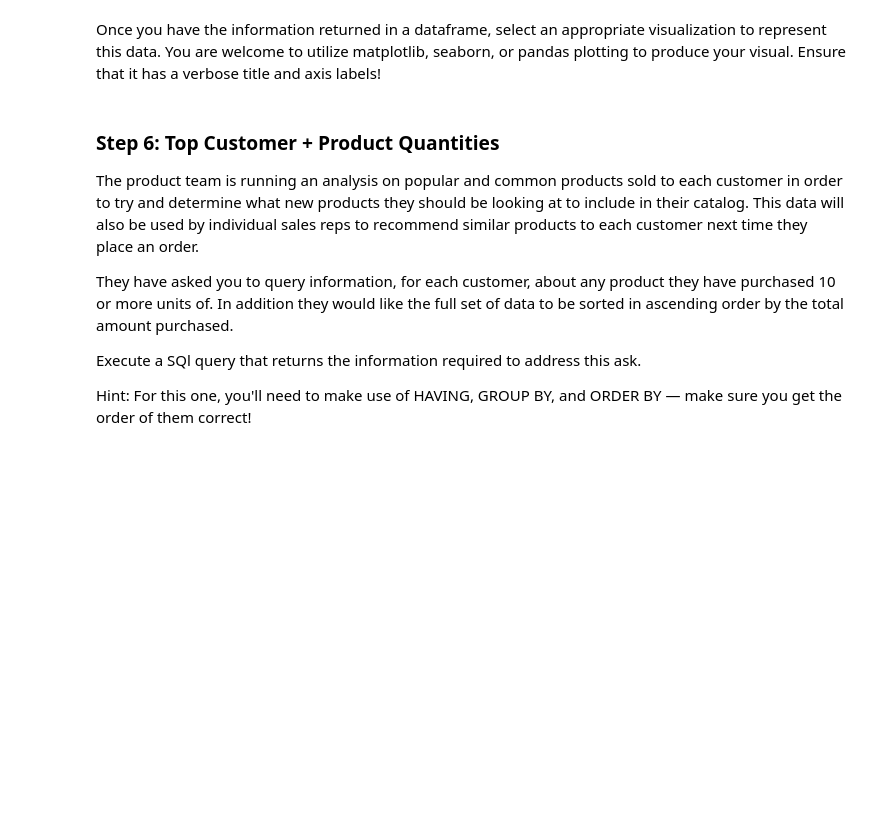
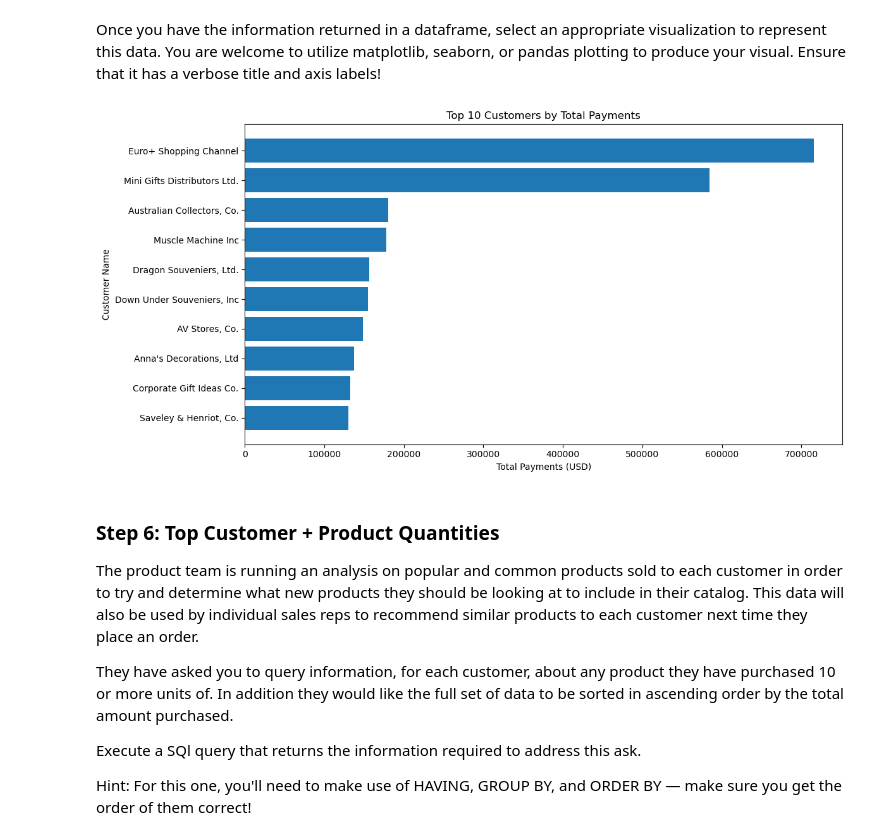
Before and after one commit to zainabraho288-code/dsc-sql-summative-lab, a Jupyter notebook: SQLSummativeLab.ipynb, the cells around one changed output. Saved outputs shown, nothing was run; the diff lists cells and outputs as text; code cells hidden in the pictures; blank space fills up the shorter version.

```diff
--- a/SQLSummativeLab.ipynb
+++ b/SQLSummativeLab.ipynb
@@ -105,0 +202,15 @@ None
+# %%
+# Replace None with your code
+top_customers = pd.read_sql_query("""
+SELECT
+    c.customerName,
+    SUM(p.amount) AS total_payments
+FROM customers c
+JOIN payments p
+    ON c.customerNumber = p.customerNumber
+GROUP BY c.customerNumber, c.customerName
+ORDER BY total_payments DESC
+LIMIT 10;
+""", conn)
+
+top_customers
@@ -108,7 +231,26 @@ Once you have the information returned in a dataframe, select an appropriate vis
 # %%
 # Replace None with your visual code
 # Produce a visual to represent the top ten customers in terms of total payments
-None
+import matplotlib.pyplot as plt
+
+plt.figure(figsize=(12, 6))
+
+plt.barh(
+    top_customers["customerName"],
+    top_customers["total_payments"]
+)
+
+plt.title("Top 10 Customers by Total Payments")
+plt.xlabel("Total Payments (USD)")
+plt.ylabel("Customer Name")
+
+# Highest-paying customer at the top
+plt.gca().invert_yaxis()
+
+plt.tight_layout()
+plt.show()
+# %% [output]
+[figure, added]
 # %% [markdown]
 ### Step 6: Top Customer + Product Quantities
 The product team is running an analysis on popular and common products sold to each customer in order to try and determine what new products they should be looking at to include in their catalog. This data will also be used by individual sales reps to recommend similar products to each customer next time they place an order.
```
Also changed, not shown: parts of 22 cells of this notebook.
